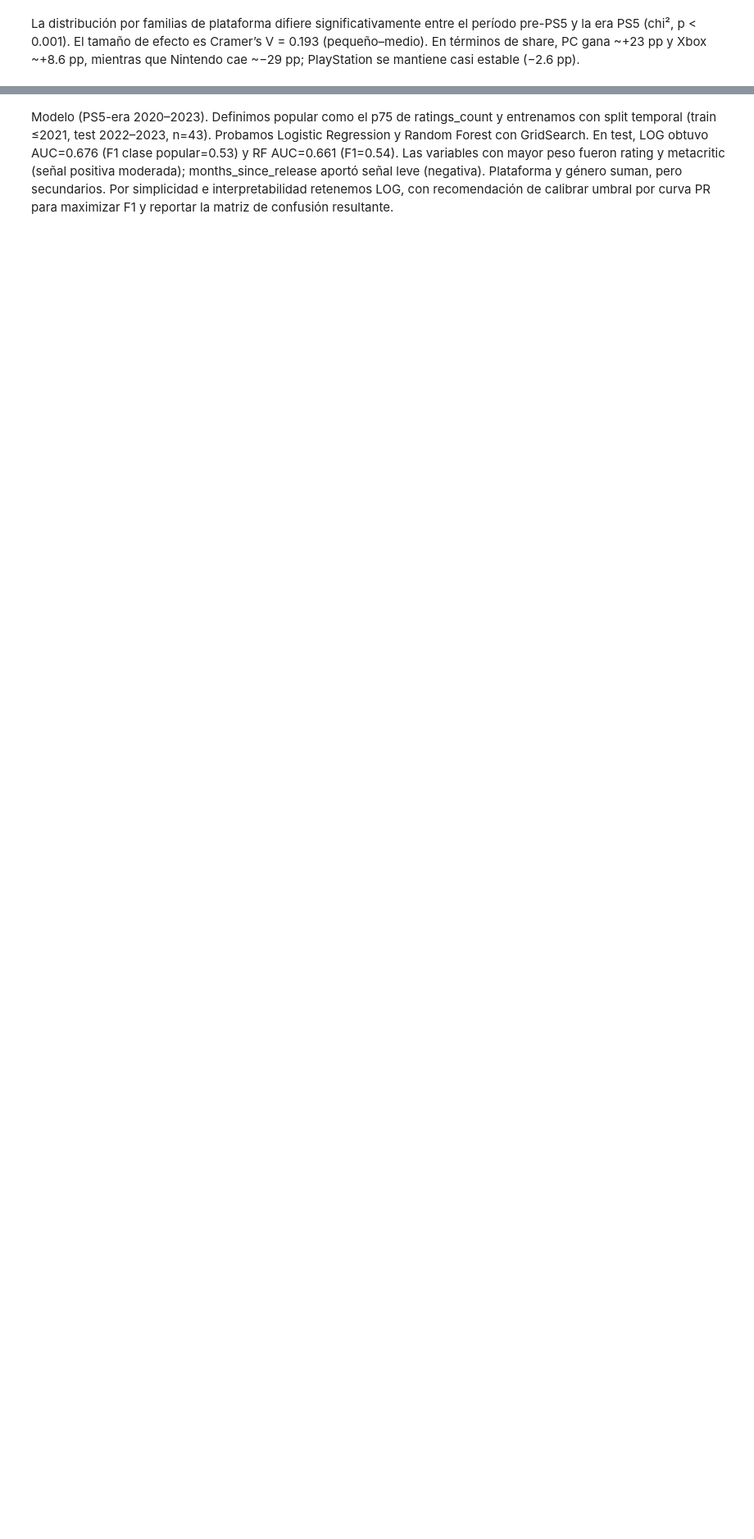
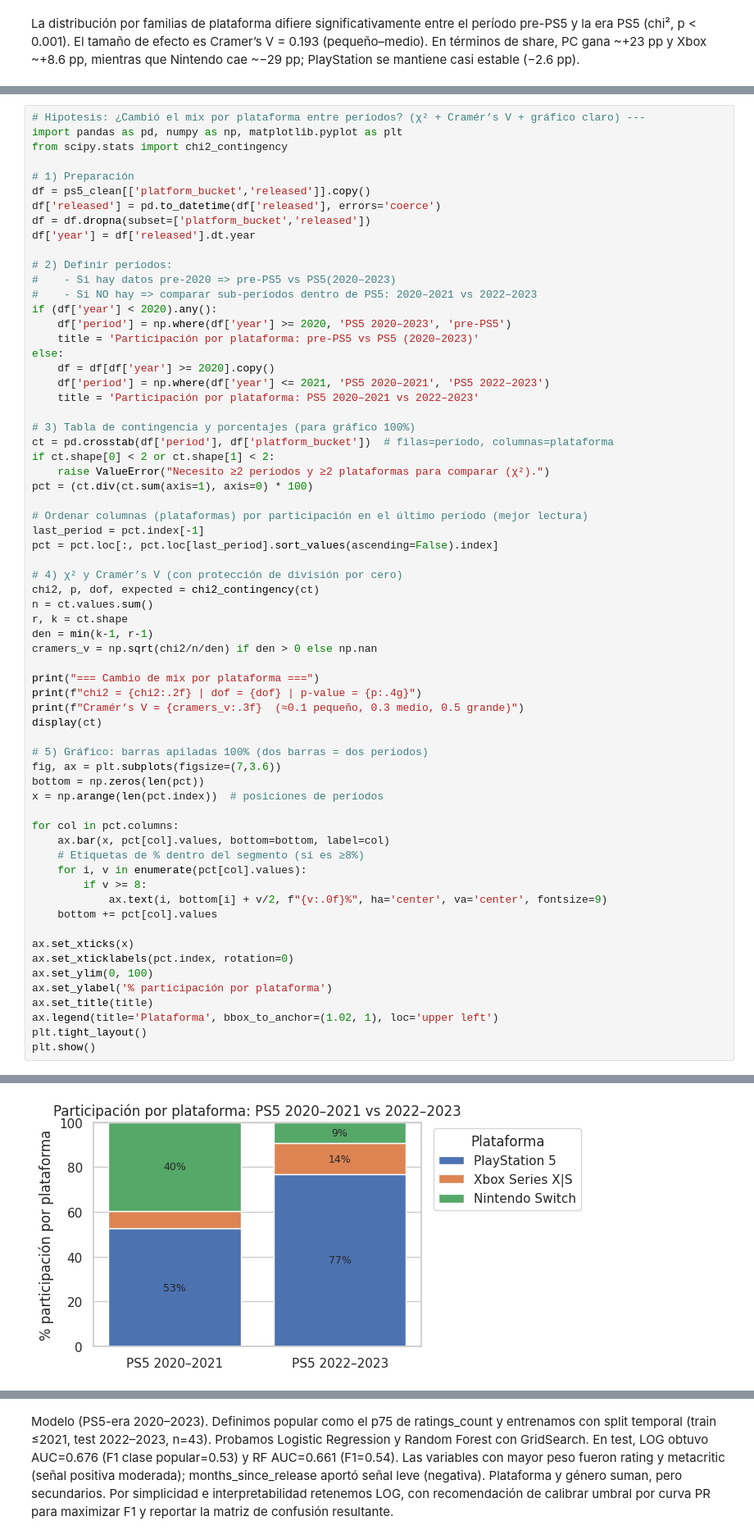
Before and after one commit to RodrigoVelazquez1982/ProyectoParteIII, a Jupyter notebook: ProyectoDSIIParteI.Velázquez_Rodrigo.ipynb, the cells around one changed output, grey strips where cells are left out. Shown at 82% size. Cells and saved outputs as stored; diff of their text form; blank space fills up the shorter version.

```diff
--- a/ProyectoDSIIParteI.Velázquez_Rodrigo.ipynb
+++ b/ProyectoDSIIParteI.Velázquez_Rodrigo.ipynb
@@ -1501,0 +1661,66 @@ Matriz de confusión:
+# %%
+# Hipotesis: ¿Cambió el mix por plataforma entre períodos? (χ² + Cramér’s V + gráfico claro) ---
+import pandas as pd, numpy as np, matplotlib.pyplot as plt
+from scipy.stats import chi2_contingency
+
+# 1) Preparación
+df = ps5_clean[['platform_bucket','released']].copy()
+df['released'] = pd.to_datetime(df['released'], errors='coerce')
+df = df.dropna(subset=['platform_bucket','released'])
+df['year'] = df['released'].dt.year
+
+# 2) Definir períodos:
+#    - Si hay datos pre-2020 => pre-PS5 vs PS5(2020–2023)
+#    - Si NO hay => comparar sub-períodos dentro de PS5: 2020–2021 vs 2022–2023
+if (df['year'] < 2020).any():
+    df['period'] = np.where(df['year'] >= 2020, 'PS5 2020–2023', 'pre-PS5')
+    title = 'Participación por plataforma: pre-PS5 vs PS5 (2020–2023)'
+else:
+    df = df[df['year'] >= 2020].copy()
+    df['period'] = np.where(df['year'] <= 2021, 'PS5 2020–2021', 'PS5 2022–2023')
+    title = 'Participación por plataforma: PS5 2020–2021 vs 2022–2023'
+
+# 3) Tabla de contingencia y porcentajes (para gráfico 100%)
+ct = pd.crosstab(df['period'], df['platform_bucket'])  # filas=período, columnas=plataforma
+if ct.shape[0] < 2 or ct.shape[1] < 2:
+    raise ValueError("Necesito ≥2 períodos y ≥2 plataformas para comparar (χ²).")
+pct = (ct.div(ct.sum(axis=1), axis=0) * 100)
+
+# Ordenar columnas (plataformas) por participación en el último período (mejor lectura)
+last_period = pct.index[-1]
+pct = pct.loc[:, pct.loc[last_period].sort_values(ascending=False).index]
+
+# 4) χ² y Cramér’s V (con protección de división por cero)
+chi2, p, dof, expected = chi2_contingency(ct)
+n = ct.values.sum()
+r, k = ct.shape
+den = min(k-1, r-1)
+cramers_v = np.sqrt(chi2/n/den) if den > 0 else np.nan
+
+print("=== Cambio de mix por plataforma ===")
+print(f"chi2 = {chi2:.2f} | dof = {dof} | p-value = {p:.4g}")
+print(f"Cramér’s V = {cramers_v:.3f}  (≈0.1 pequeño, 0.3 medio, 0.5 grande)")
+display(ct)
+
+# 5) Gráfico: barras apiladas 100% (dos barras = dos períodos)
+fig, ax = plt.subplots(figsize=(7,3.6))
+bottom = np.zeros(len(pct))
+x = np.arange(len(pct.index))  # posiciones de períodos
+
+for col in pct.columns:
+    ax.bar(x, pct[col].values, bottom=bottom, label=col)
+    # Etiquetas de % dentro del segmento (si es ≥8%)
+    for i, v in enumerate(pct[col].values):
+        if v >= 8:
+            ax.text(i, bottom[i] + v/2, f"{v:.0f}%", ha='center', va='center', fontsize=9)
+    bottom += pct[col].values
+
+ax.set_xticks(x)
+ax.set_xticklabels(pct.index, rotation=0)
+ax.set_ylim(0, 100)
+ax.set_ylabel('% participación por plataforma')
+ax.set_title(title)
+ax.legend(title='Plataforma', bbox_to_anchor=(1.02, 1), loc='upper left')
+plt.tight_layout()
+plt.show()
+# %% [output]
@@ -1501,0 +1734 @@ Matriz de confusión:
+[figure, added]
```
Also changed, not shown: parts of 21 cells of this notebook.
